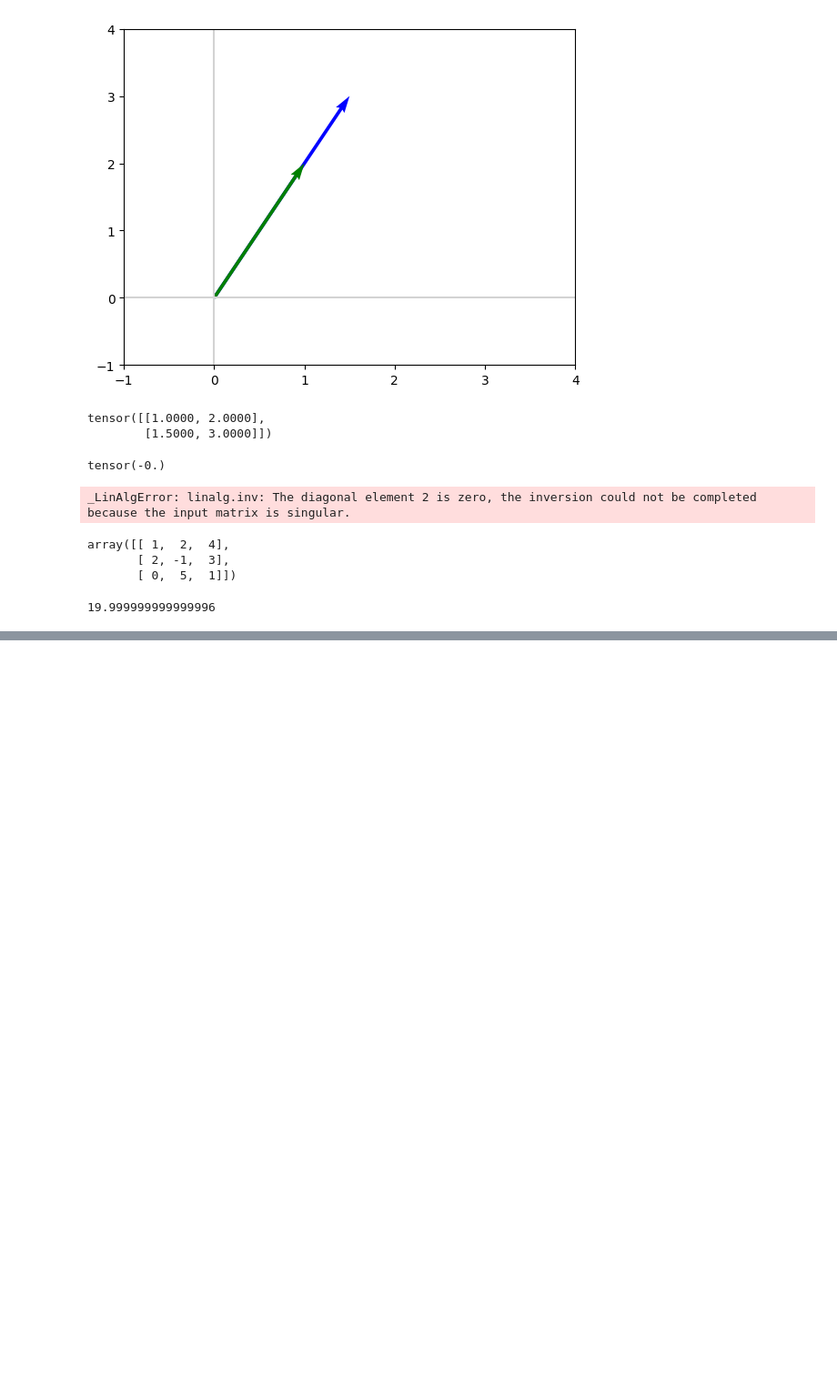
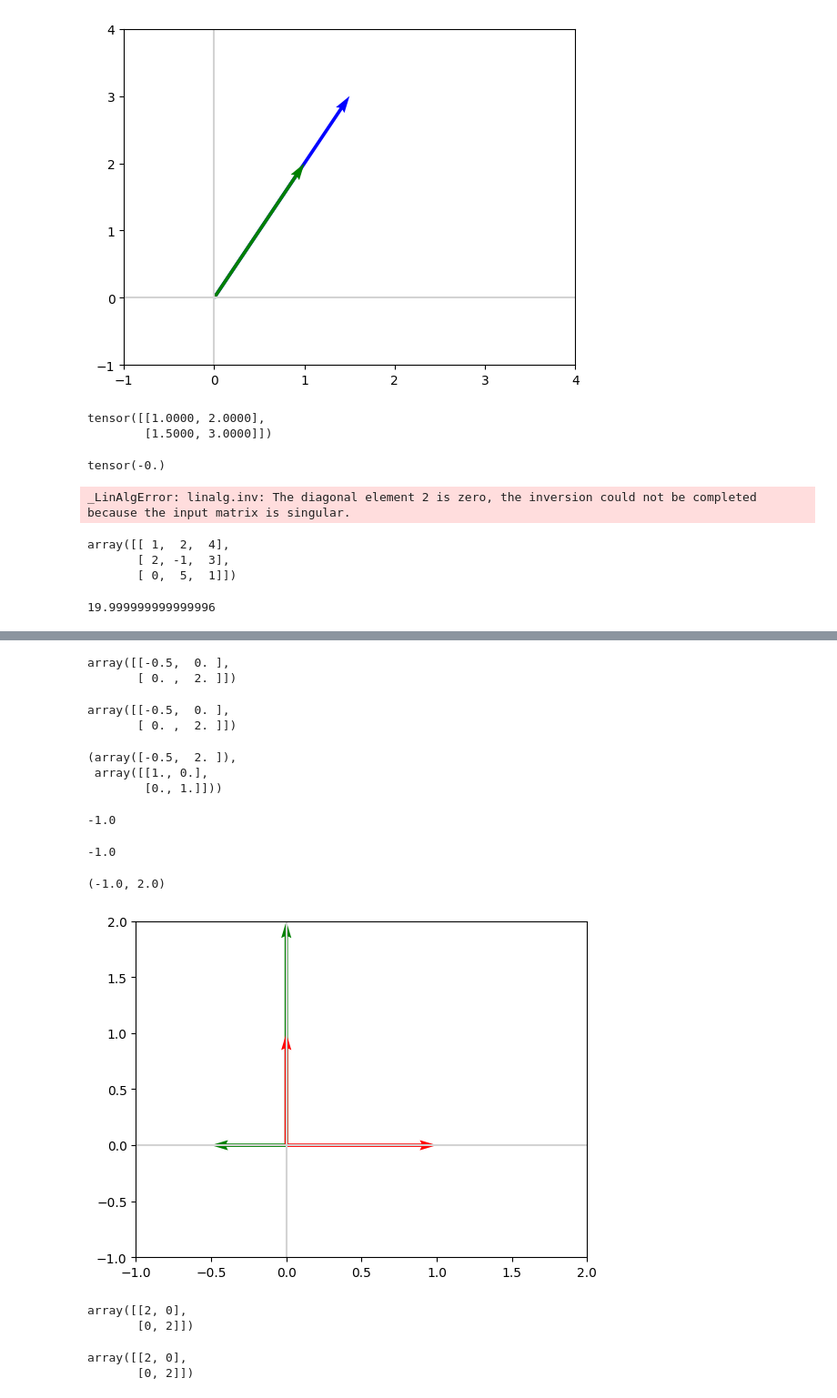
Before and after one commit to fakhar-iqbal/Machine_Learning_Fundamentals, a Jupyter notebook: LinearAlgebra_II.ipynb, the cells around one changed output, grey strips where cells are left out. Shown: that part at 91% size. Saved outputs shown, nothing was run; the diff lists cells and outputs as text; code cells hidden in the pictures; blank space fills up the shorter version.

```diff
--- a/LinearAlgebra_II.ipynb
+++ b/LinearAlgebra_II.ipynb
@@ -433,0 +525,34 @@ np.linalg.det(A)
+# %%
+J = np.array([[-0.5,0],[0,2]])
+J
+# %% [output]
+array([[-0.5,  0. ],
+       [ 0. ,  2. ]])
+# %%
+JB = np.dot(J,B)
+JB
+# %% [output]
+array([[-0.5,  0. ],
+       [ 0. ,  2. ]])
+# %%
+L,V = np.linalg.eig(JB)
+L,V
+# %% [output]
+(array([-0.5,  2. ]),
+ array([[1., 0.],
+        [0., 1.]]))
+# %%
+np.product(L)
+# %% [output]
+-1.0
+# %%
+np.linalg.det(JB)
+# %% [output]
+-1.0
+# %%
+plot_vectors([vectorfy(JB,0),vectorfy(JB,1),vectorfy(B,0),vectorfy(B,1)],['green','green','red','red'])
+plt.xlim(-1,2)
+plt.ylim(-1,2)
+# %% [output]
+(-1.0, 2.0)
+[figure, added]
@@ -433,0 +561,11 @@ np.linalg.det(A)
+# %%
+D
+# %% [output]
+array([[2, 0],
+       [0, 2]])
+# %%
+DB = np.dot(D,B)
+DB
+# %% [output]
+array([[2, 0],
+       [0, 2]])
```
Also changed, not shown: parts of 24 cells of this notebook.
